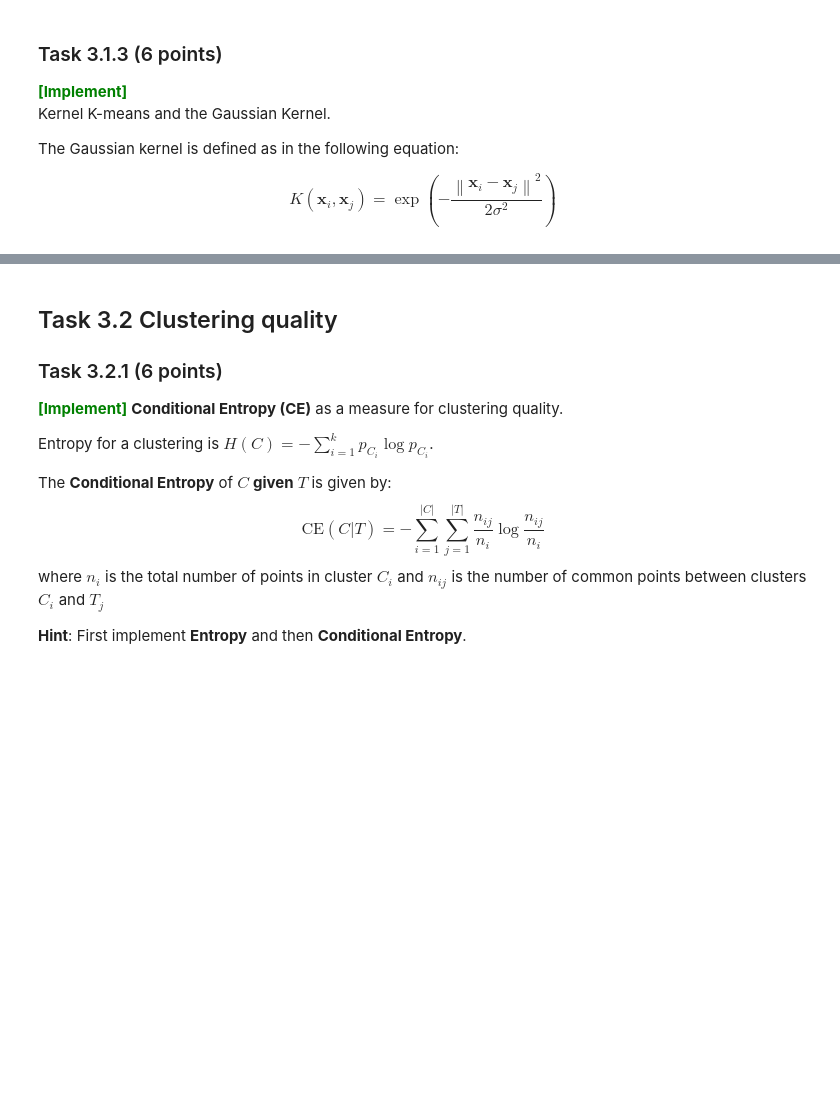
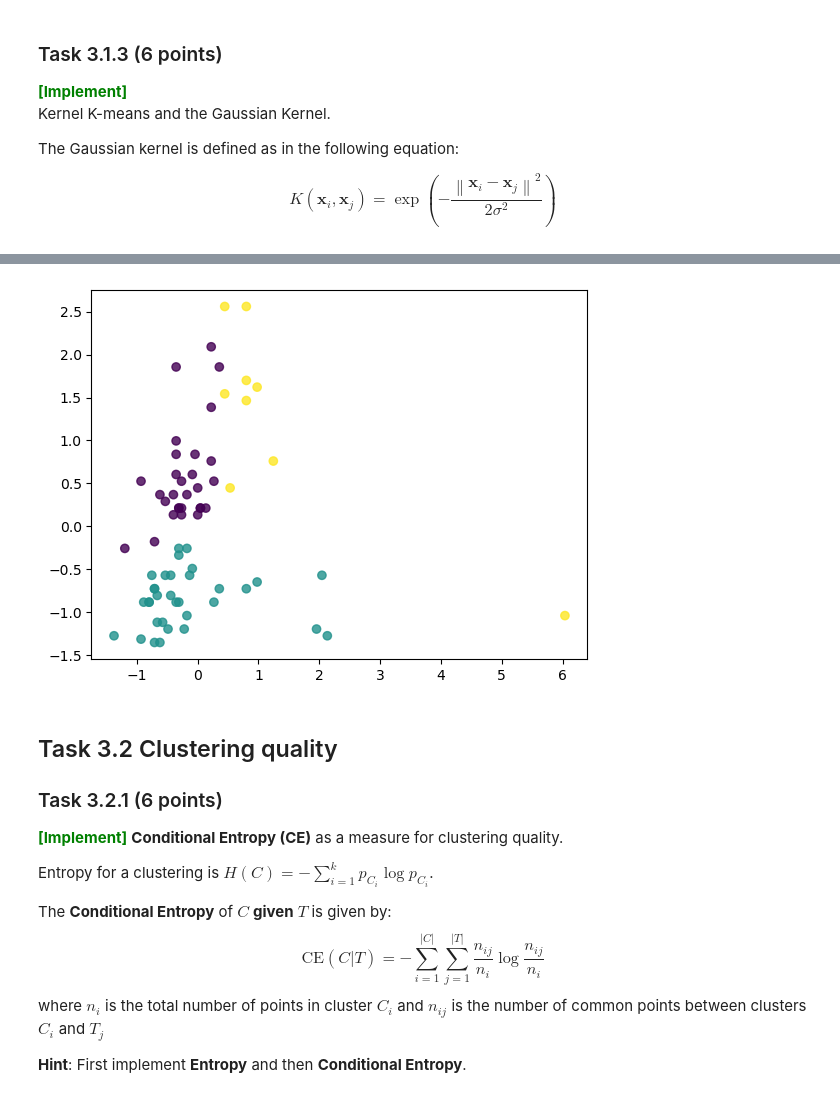
Before and after one commit to annesparks/dm23_handins, a Jupyter notebook: handins/handin1.ipynb, the cells around one changed output, grey strips where cells are left out. Drawn from its saved outputs; the diff is of its cells as text; code cells hidden in the pictures; blank space fills up the shorter version.

```diff
--- a/handins/handin1.ipynb
+++ b/handins/handin1.ipynb
@@ -696,0 +707,91 @@ plt.scatter(X_scaled[:, 0], X_scaled[:, 1], alpha=0.8, c=clusters)
+# %%
+### YOUR CODE HERE
+X = toy[["sulphates", "alcohol"]].to_numpy()
+
+# Necessary Data normalization!
+X_norm = (X - X.min(0)) / X.ptp(0)
+
+def gaussian_kernel(x, y, sigma=0.8):
+    return np.exp(-np.sum((x - y) ** 2) / (2 * (sigma ** 2)))
+
+
+def kernel_kmeans(X, n_clusters, kernel=gaussian_kernel, iters=100, error=.01):
+    n, d = X.shape
+    clusters = None
+    new_clusters = None
+    centroids = np.random.randn(n_clusters, d) # K clusters of shape d
+
+    while clusters is None or (not np.allclose(clusters, new_clusters)):
+        clusters = new_clusters
+        new_clusters = [] # TODO assign points to clusters
+        for x in X:
+            distances = [manhattan_dist(x, c) for c in centroids]
+            min_index = np.argmin(distances, axis=0)
+            new_clusters.append(min_index)
+        centroids = [np.mean([X[j] for j in range(len(X)) if new_clusters[j] == i], axis=0) for i in range(k)] # TODO reassign centroids
+
+    return clusters
+
+def kmeans(X,k,kernel=gaussian_kernel, iters=100, error=.01):
+    n, d = X.shape
+    clusters = np.zeros((n,))
+    new_clusters=np.ones((n,))
+    centroids = np.random.randn(k, d) # K clusters of shape d
+
+    for _ in range(iters):
+        clusters = new_clusters
+        new_clusters = np.argmin([[kernel(X[i],centroids[j])for j in range(k)]for i in range(n)],axis=1) # assign points to clusters
+        centroids = [np.mean(X[np.where(new_clusters==i)],axis=0)for i in range(k)] # reassign centroids
+
+    return clusters
+
+def kmeans2(X, n_clusters, kernel=gaussian_kernel, iters=100, error=.01):
+    n_samples = X.shape[0]
+
+    # Initialize cluster centers randomly
+    rand_indices = np.random.choice(n_samples, n_clusters)
+    centers = X[rand_indices]
+
+    # Compute kernel matrix
+    kernel_matrix = np.zeros((n_samples, n_samples))
+    for i in range(n_samples):
+        for j in range(i, n_samples):
+            kernel_matrix[i, j] = kernel(X[i], X[j])
+            kernel_matrix[j, i] = kernel_matrix[i, j]
+
+    # Iterate until convergence
+    for _ in range(iters):
+        # Compute distances between points and cluster centers in kernel space
+        distances = np.zeros((n_samples, n_clusters))
+        for j in range(n_clusters):
+            for i in range(n_samples):
+                distances[i, j] = kernel(X[i], centers[j])
+
+        # Assign points to closest cluster
+        labels = np.argmin(distances, axis=1)
+
+        # Update cluster centers
+        for j in range(n_clusters):
+            mask = labels == j
+            if np.sum(mask) == 0:
+                # Reinitialize empty cluster with a random point
+                new_center_index = np.random.choice(n_samples)
+                centers[j] = X[new_center_index]
+            else:
+                centers[j] = np.sum(kernel_matrix[mask][:, mask] @ X[mask], axis=0) / np.sum(kernel_matrix[mask][:, mask])
+
+        # Check convergence
+        if np.max(distances[np.arange(n_samples), labels]) < error:
+            break
+
+    return labels
+
+
+clusters = kmeans2(X_norm, 3)
+
+scaler = StandardScaler().fit(X_norm)
+X_scaled = scaler.transform(X_norm)
+clusters = kmeans2(X_scaled, 10)
+
+plt.scatter(X_scaled[:, 0], X_scaled[:, 1], alpha=0.8, c=clusters)
+# %% [output]
@@ -697,3 +799,4 @@ plt.scatter(X_scaled[:, 0], X_scaled[:, 1], alpha=0.8, c=clusters)
+[figure, added]
 # %% [markdown]
 
 ## Task 3.2 Clustering quality
```
Also changed, not shown: parts of 6 cells of this notebook.
